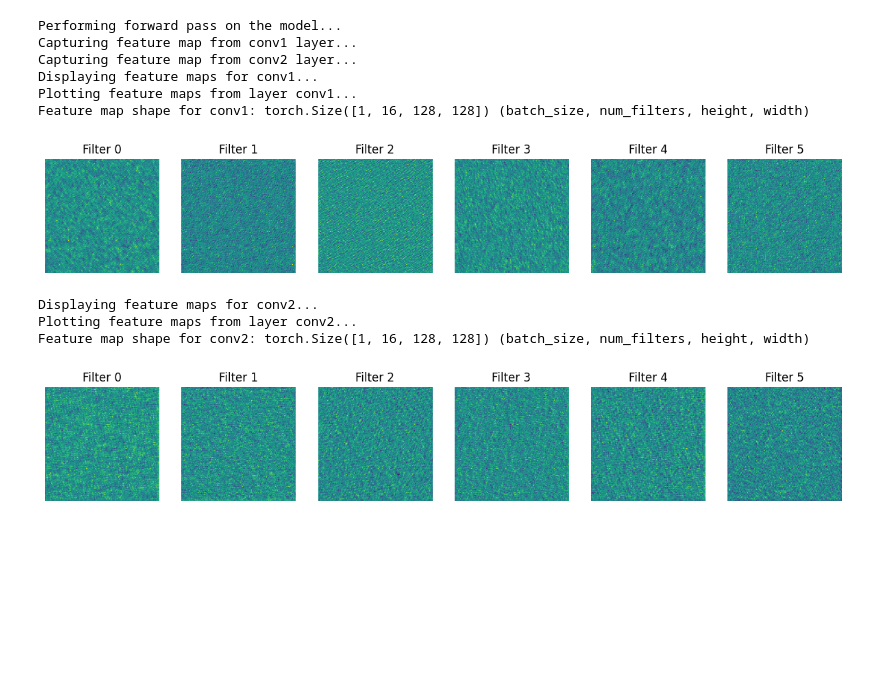
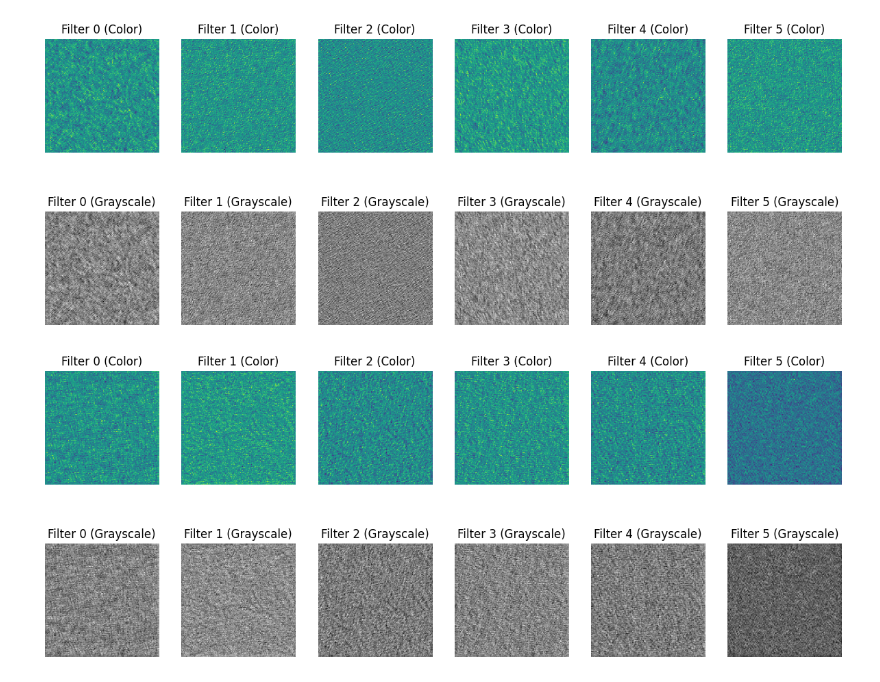
Before and after one commit to VasavatLim/CVDL_G11, a Jupyter notebook: CVDL_Bsc-main/labs/01_image_classification/visualize.ipynb, the cells around one changed output. Drawn from its saved outputs; the diff is of its cells as text; code cells hidden in the pictures; blank space fills up the shorter version.

```diff
--- a/CVDL_Bsc-main/labs/01_image_classification/visualize.ipynb
+++ b/CVDL_Bsc-main/labs/01_image_classification/visualize.ipynb
@@ -14,69 +14,51 @@ model.eval()
 feature_maps = {}
 
 def hook_fn_conv1(module, input, output):
-    """
-    Hook function to capture the output of the first convolutional layer (conv1).
-    """
-    print("Capturing feature map from conv1 layer...")
-    feature_maps["conv1"] = output.detach()  # Detach the output from the computation graph
+    feature_maps["conv1"] = output.detach()
 
 def hook_fn_conv2(module, input, output):
-    """
-    Hook function to capture the output of the second convolutional layer (conv2).
-    """
-    print("Capturing feature map from conv2 layer...")
-    feature_maps["conv2"] = output.detach()  # Detach the output from the computation graph
+    feature_maps["conv2"] = output.detach()
 
-# Register the hook to capture feature maps after the layers
+# Register the hook
 model.conv1.register_forward_hook(hook_fn_conv1)
 model.conv2.register_forward_hook(hook_fn_conv2)
 
 # Example input tensor (replace with actual image preprocessing)
-input_tensor = torch.randn(1, 3, 128, 128)  # Batch size of 1, 3 channels (RGB), 128x128 image
+input_tensor = torch.randn(1, 3, 128, 128)
 
-print("Performing forward pass on the model...")
-# Forward pass (this will trigger the hooks and capture feature maps)
+# Forward pass
 _ = model(input_tensor)
 
-# Function to plot feature maps
+# Function to plot feature maps with grayscale
 def plot_feature_maps(feature_maps, layer_name):
     """
-    Function to plot the feature maps of a given layer.
+    Function to plot the feature maps of a given layer in both color and grayscale.
     """
-    print(f"Plotting feature maps from layer {layer_name}...")
     activation = feature_maps[layer_name]  # Get feature map for the selected layer
-    num_filters = activation.shape[1]  # Number of channels in the feature map (filters)
+    num_filters = activation.shape[1]  # Number of channels in the feature map
 
-    # Print the shape of the activation tensor to understand its structure
-    print(f"Feature map shape for {layer_name}: {activation.shape} (batch_size, num_filters, height, width)")
+    # Create a figure with subplots to show color and grayscale feature maps
+    fig, axes = plt.subplots(2, min(6, num_filters), figsize=(15, 6))  # 2 rows: color + grayscale
 
-    # Create a figure with subplots to show the feature maps
-    fig, axes = plt.subplots(1, min(6, num_filters), figsize=(15, 5))  # Show up to 6 feature maps
     for i in range(min(6, num_filters)):
-        ax = axes[i]
-        ax.imshow(activation[0, i].cpu().numpy(), cmap="viridis")  # Convert tensor to numpy array for plotting
-        ax.axis("off")  # Hide axes
-        ax.set_title(f"Filter {i}")
+        # Color map (Viridis)
+        axes[0, i].imshow(activation[0, i].cpu().numpy(), cmap="viridis")
+        axes[0, i].axis("off")
+        axes[0, i].set_title(f"Filter {i} (Color)")
+
+        # Grayscale version
+        axes[1, i].imshow(activation[0, i].cpu().numpy(), cmap="gray")
+        axes[1, i].axis("off")
+        axes[1, i].set_title(f"Filter {i} (Grayscale)")
 
     plt.show()
 
 # Call the plot function for conv1 and conv2 feature maps
 if "conv1" in feature_maps:
-    print("Displaying feature maps for conv1...")
     plot_feature_maps(feature_maps, "conv1")
 
 if "conv2" in feature_maps:
-    print("Displaying feature maps for conv2...")
     plot_feature_maps(feature_maps, "conv2")
 # %% [output]
-Performing forward pass on the model...
-Capturing feature map from conv1 layer...
-Capturing feature map from conv2 layer...
-Displaying feature maps for conv1...
-Plotting feature maps from layer conv1...
-Feature map shape for conv1: torch.Size([1, 16, 128, 128]) (batch_size, num_filters, height, width)
-[figure, old version]
+[figure, new version]
-Displaying feature maps for conv2...
-Plotting feature maps from layer conv2...
-Feature map shape for conv2: torch.Size([1, 16, 128, 128]) (batch_size, num_filters, height, width)
-[figure, old version]
+[figure, new version]
```
Also changed, not shown: 1 other file.
